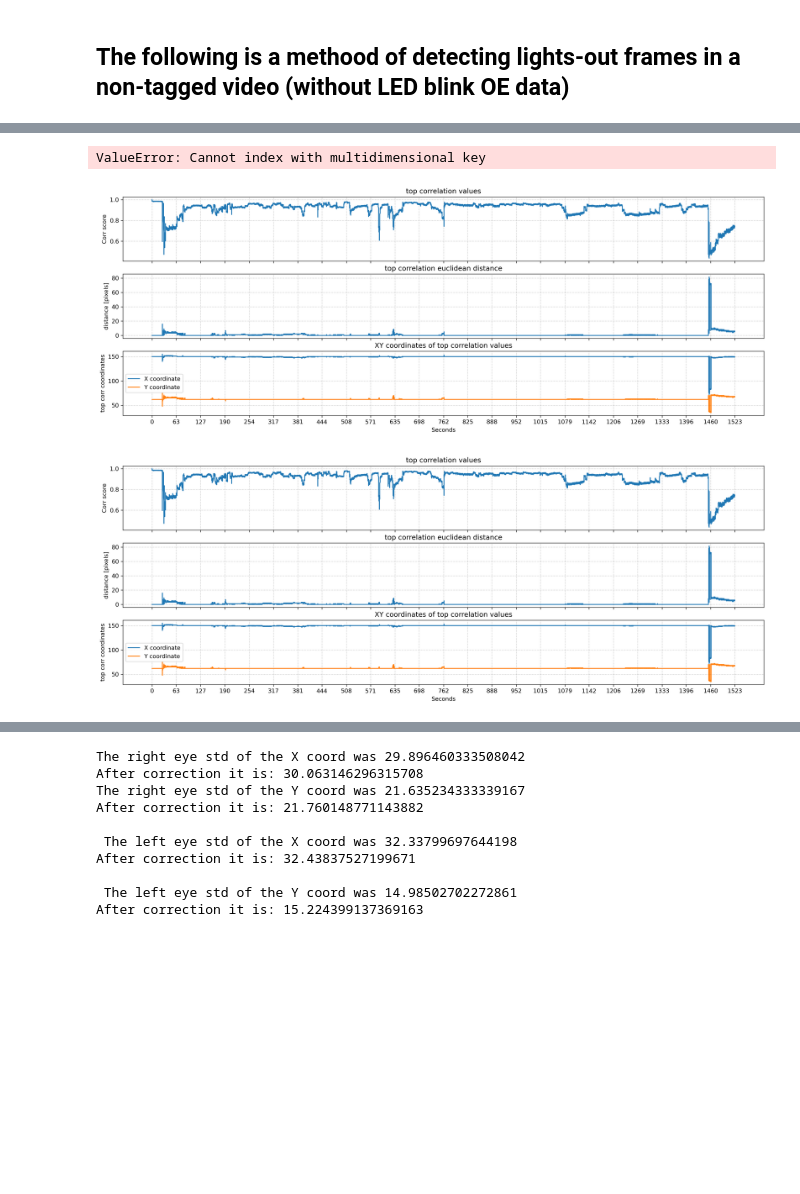
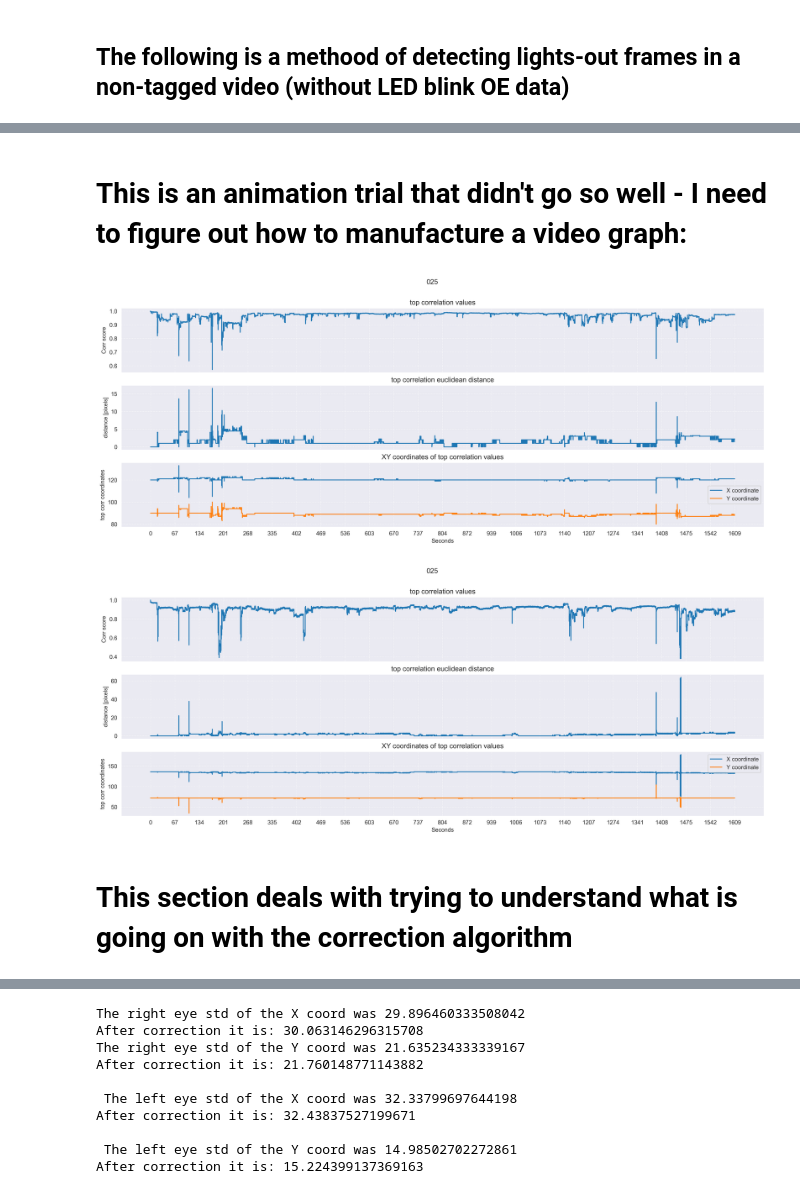
Before and after one commit to neural-electrophysiology-tool-team/Eye-Tracking-Tools, a Jupyter notebook: Graphs_for_paper_sept_23.ipynb, the cells around one changed output, grey strips where cells are left out. Drawn from its saved outputs; the diff is of its cells as text; code cells hidden in the pictures; blank space fills up the shorter version.

```diff
--- a/Graphs_for_paper_sept_23.ipynb
+++ b/Graphs_for_paper_sept_23.ipynb
@@ -413,11 +401,0 @@ block.re_df.query('R_eye_frame in @block.led_blink_frames_r')
-# %%
-columns_to_nan = ['center_x',
-                     'center_y',
-                     'center_y_corrected',
-                     'center_x_corrected',
-                     'phi',
-                     'ellipse_size',
-                     'width',
-                     'height']
-block.re_df[block.re_df['R_eye_frame'].isin(block.led_blink_frames_r.tolist()), columns_to_nan] = np.nan
-block.re_df[block.re_df['R_eye_frame'].isin(block.led_blink_frames_r)]
@@ -445,22 +402,2 @@ block.re_df.loc[block.re_df['R_eye_frame'].isin(block.led_blink_frames_r)]
-# %%
-block.re_df[block.re_df['R_eye_frame'].isin(block.led_blink_frames_r)]
-columns_to_nan = ['center_x',
-                     'center_y',
-                     'center_y_corrected',
-                     'center_x_corrected',
-                     'phi',
-                     'ellipse_size',
-                     'width',
-                     'height']
-block.re_df.loc[block.re_df.query('R_eye_frame in @block.led_blink_frames_r').index][columns_to_nan] = np.nan
-block.re_df.loc[block.re_df.query('R_eye_frame in @block.led_blink_frames_r')]
-# %% [output]
-ValueError: Cannot index with multidimensional key
-# %%
-_ = block.plot_jitter_vectors(block.re_jitter_dict,num_ticks=25)
-# %% [output]
-[figure, removed]
-# %%
-_ = block.plot_jitter_vectors(block.re_jitter_dict,num_ticks=25)
-# %% [output]
-[figure, removed]
+# %% [markdown]
+# This is an animation trial that didn't go so well - I need to figure out how to manufacture a video graph:
@@ -466,0 +447,11 @@ _ = block.plot_jitter_vectors(block.re_jitter_dict,num_ticks=25)
+# %%
+for block in block_collection:
+    fig_1 = block.plot_jitter_vectors(block.le_jitter_dict,num_ticks=25,fig_suptitle=f'{block.block_num}')
+    output_path = fr"D:\MarkS3\Pictures\Graphs\2024_Head_mounted_eyecam_system\New\Jitter_report_left_{block.animal_call}_{block.block_num}.pdf"
+    #plt.savefig(output_path, bbox_inches='tight', format='pdf')
+    _ = block.plot_jitter_vectors(block.re_jitter_dict,num_ticks=25,fig_suptitle=f'{block.block_num}')
+# %% [output]
+[figure, added]
+[figure, added]
+# %% [markdown]
+# This section deals with trying to understand what is going on with the correction algorithm
```
Also changed, not shown: parts of 45 cells of this notebook, 4 other files.
